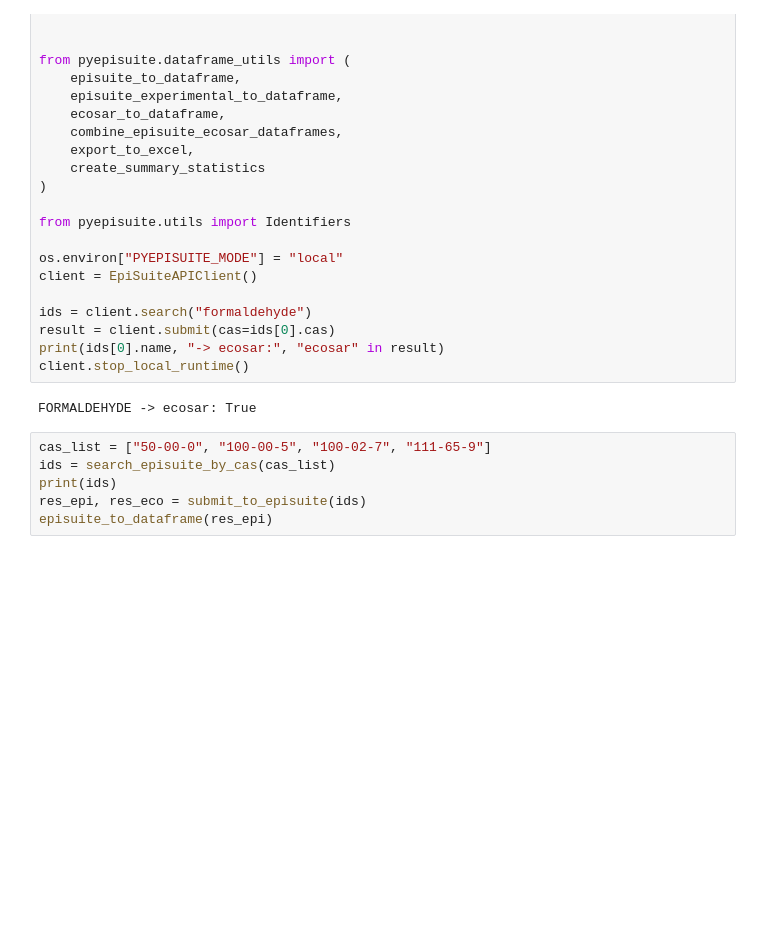
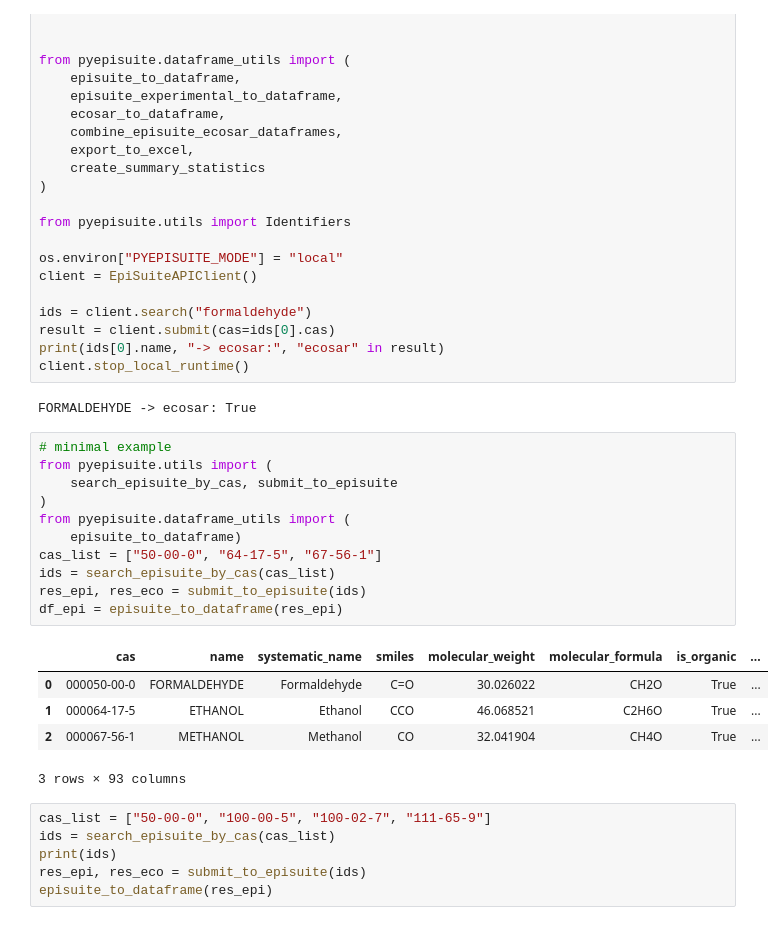
Before and after one commit to USEtox/PyEPISuite, a Jupyter notebook: notebooks/tutorial_local.ipynb, the cells around one changed output. Drawn from its saved outputs; the diff is of its cells as text; blank space fills up the shorter version.

```diff
--- a/notebooks/tutorial_local.ipynb
+++ b/notebooks/tutorial_local.ipynb
@@ -39,6 +39,23 @@ print(ids[0].name, "-> ecosar:", "ecosar" in result)
 client.stop_local_runtime()
 # %% [output]
 FORMALDEHYDE -> ecosar: True
+# %%
+# minimal example
+from pyepisuite.utils import (
+    search_episuite_by_cas, submit_to_episuite
+)
+from pyepisuite.dataframe_utils import (
+    episuite_to_dataframe)
+cas_list = ["50-00-0", "64-17-5", "67-56-1"]
+ids = search_episuite_by_cas(cas_list)
+res_epi, res_eco = submit_to_episuite(ids)
+df_epi = episuite_to_dataframe(res_epi)
+# %% [output]
+|  | cas | name | systematic_name | smiles | molecular_weight | molecular_formula | is_organic | ... |
+| 0 | 000050-00-0 | FORMALDEHYDE | Formaldehyde | C=O | 30.026022 | CH2O | True | ... |
+| 1 | 000064-17-5 | ETHANOL | Ethanol | CCO | 46.068521 | C2H6O | True | ... |
+| 2 | 000067-56-1 | METHANOL | Methanol | CO | 32.041904 | CH4O | True | ... |
+3 rows × 93 columns
 # %%
 cas_list = ["50-00-0", "100-00-5", "100-02-7", "111-65-9"]
 ids = search_episuite_by_cas(cas_list)
```
Also changed, not shown: 28 other files.
